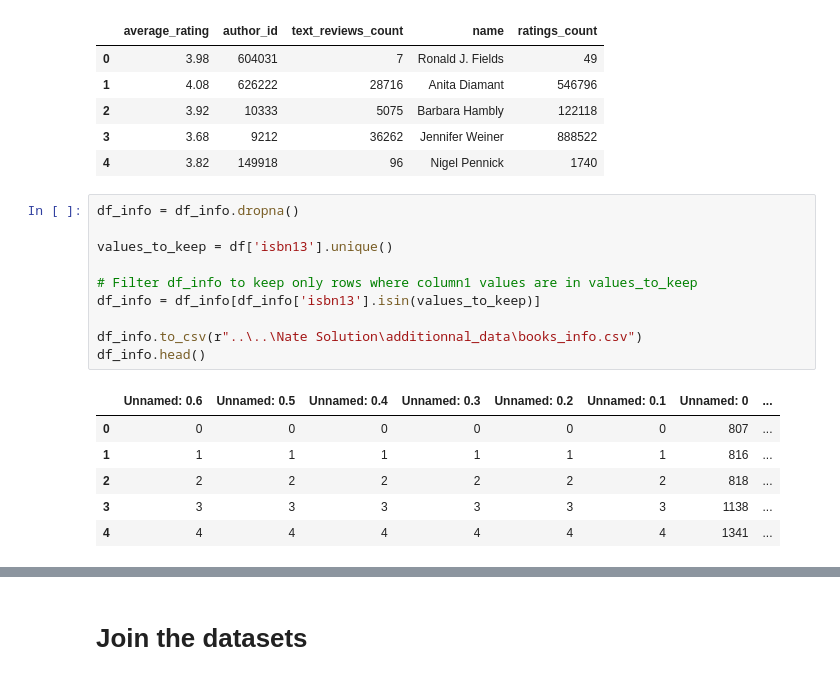
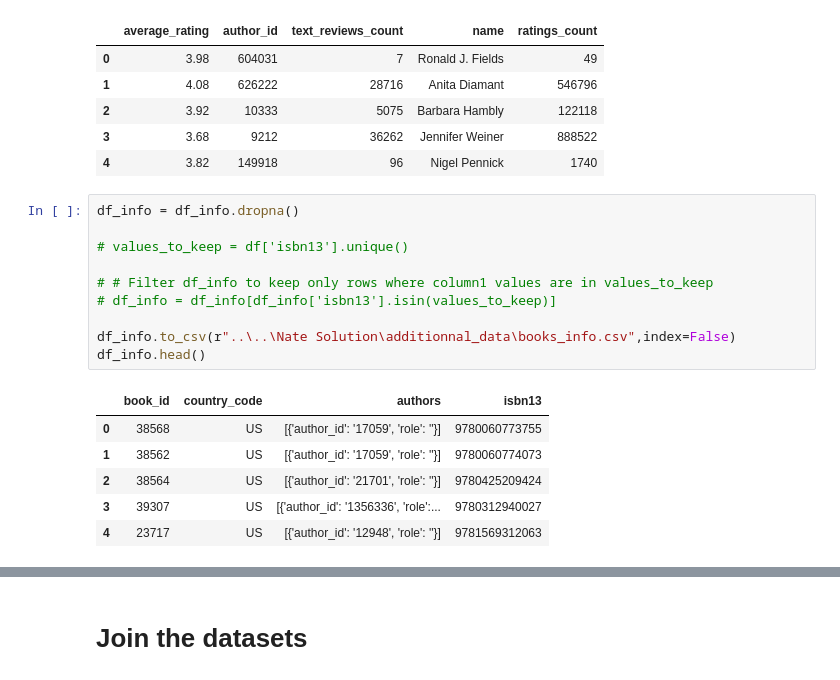
Before and after one commit to Nathan2BLK/DSTI-Project-Machine-Learning-with-Python-Labs, a Jupyter notebook: Nate Solution/Feature/Feature.ipynb, the cells around one changed output, grey strips where cells are left out. Saved outputs shown, nothing was run; the diff lists cells and outputs as text.

Commit message:
modified:   Nate Solution/Feature/Feature.ipynb 	renamed:    Nate Solution/additionnal_data/weighted_mean_for_author_rates.py -> Nate Solution/Feature/weighted_mean_for_author_rates.py

```diff
--- a/Nate Solution/Feature/Feature.ipynb
+++ b/Nate Solution/Feature/Feature.ipynb
@@ -93,20 +93,20 @@ df_author.head()
 # %%
 df_info = df_info.dropna()
 
-values_to_keep = df['isbn13'].unique()
+# values_to_keep = df['isbn13'].unique()
 
-# Filter df_info to keep only rows where column1 values are in values_to_keep
-df_info = df_info[df_info['isbn13'].isin(values_to_keep)]
+# # Filter df_info to keep only rows where column1 values are in values_to_keep
+# df_info = df_info[df_info['isbn13'].isin(values_to_keep)]
 
-df_info.to_csv(r"..\..\Nate Solution\additionnal_data\books_info.csv")
+df_info.to_csv(r"..\..\Nate Solution\additionnal_data\books_info.csv",index=False)
 df_info.head()
 # %% [output]
-|  | Unnamed: 0.6 | Unnamed: 0.5 | Unnamed: 0.4 | Unnamed: 0.3 | Unnamed: 0.2 | Unnamed: 0.1 | Unnamed: 0 | ... |
-| 0 | 0 | 0 | 0 | 0 | 0 | 0 | 807 | ... |
-| 1 | 1 | 1 | 1 | 1 | 1 | 1 | 816 | ... |
-| 2 | 2 | 2 | 2 | 2 | 2 | 2 | 818 | ... |
-| 3 | 3 | 3 | 3 | 3 | 3 | 3 | 1138 | ... |
-| 4 | 4 | 4 | 4 | 4 | 4 | 4 | 1341 | ... |
+|  | book_id | country_code | authors | isbn13 |
+| 0 | 38568 | US | [{'author_id': '17059', 'role': ''}] | 9780060773755 |
+| 1 | 38562 | US | [{'author_id': '17059', 'role': ''}] | 9780060774073 |
+| 2 | 38564 | US | [{'author_id': '21701', 'role': ''}] | 9780425209424 |
+| 3 | 39307 | US | [{'author_id': '1356336', 'role':... | 9780312940027 |
+| 4 | 23717 | US | [{'author_id': '12948', 'role': ''}] | 9781569312063 |
 # %%
 df_genre = df_genre.dropna()
 
```
Also changed, not shown: parts of 9 cells of this notebook, 2 other files.
